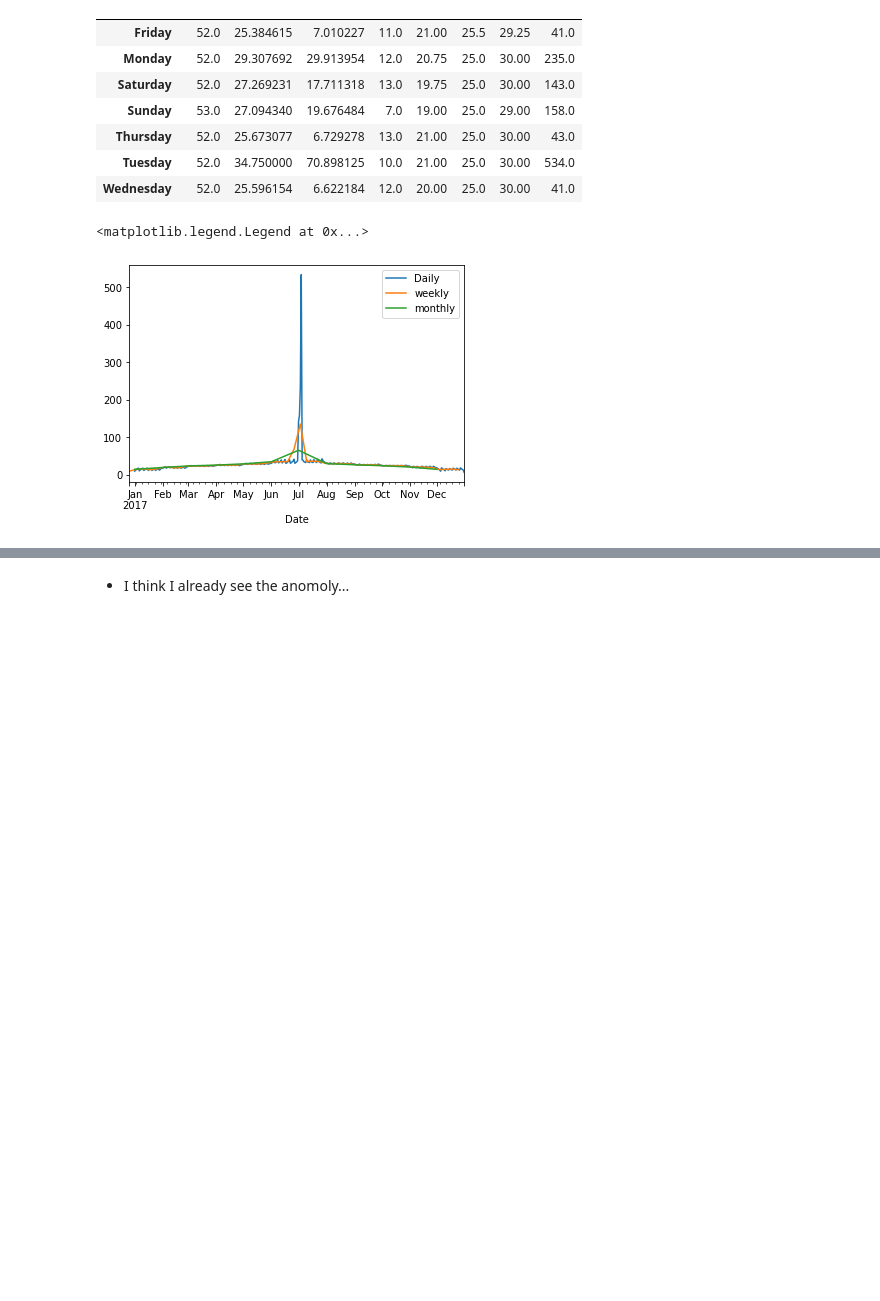
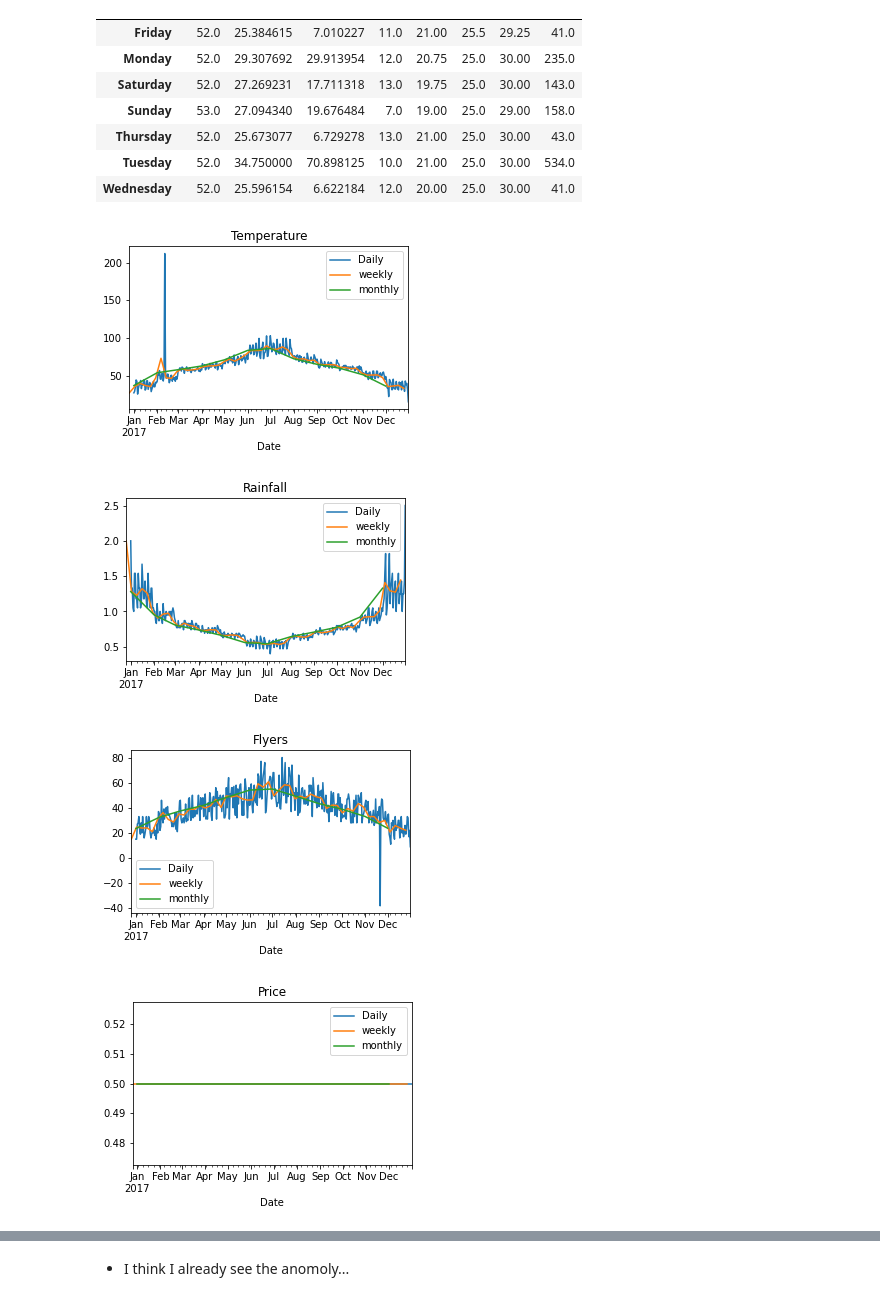
Before and after one commit to brianclements03/anomoly_detection, a Jupyter notebook: Lemonade.ipynb, the cells around one changed output, grey strips where cells are left out. Drawn from its saved outputs; the diff is of its cells as text; code cells hidden in the pictures; blank space fills up the shorter version.

```diff
--- a/Lemonade.ipynb
+++ b/Lemonade.ipynb
@@ -69,11 +69,17 @@ df.groupby('Day')[['Sales']].describe()
 | Tuesday | 52.0 | 34.750000 | 70.898125 | 10.0 | 21.00 | 25.0 | 30.00 | 534.0 |
 | Wednesday | 52.0 | 25.596154 | 6.622184 | 12.0 | 20.00 | 25.0 | 30.00 | 41.0 |
 # %%
-y = df.Sales
-y.plot(label='Daily')
-y.resample('W').mean().plot(label="weekly")
-y.resample('M').mean().plot(label='monthly')
-plt.legend()
+for col in df.columns:
+    if np.issubdtype(df[col].dtype, np.number):
+        y = df[col]
+        plt.figure(figsize=(5,3))
+        y.plot(label='Daily')
+        y.resample('W').mean().plot(label="weekly")
+        y.resample('M').mean().plot(label='monthly')
+        plt.title(label = col)
+        plt.legend()
 # %% [output]
-<matplotlib.legend.Legend at 0x...>
-[figure, old version]
+[figure, new version]
+[figure, added]
+[figure, added]
+[figure, added]
```
Also changed, not shown: parts of 18 cells of this notebook.
